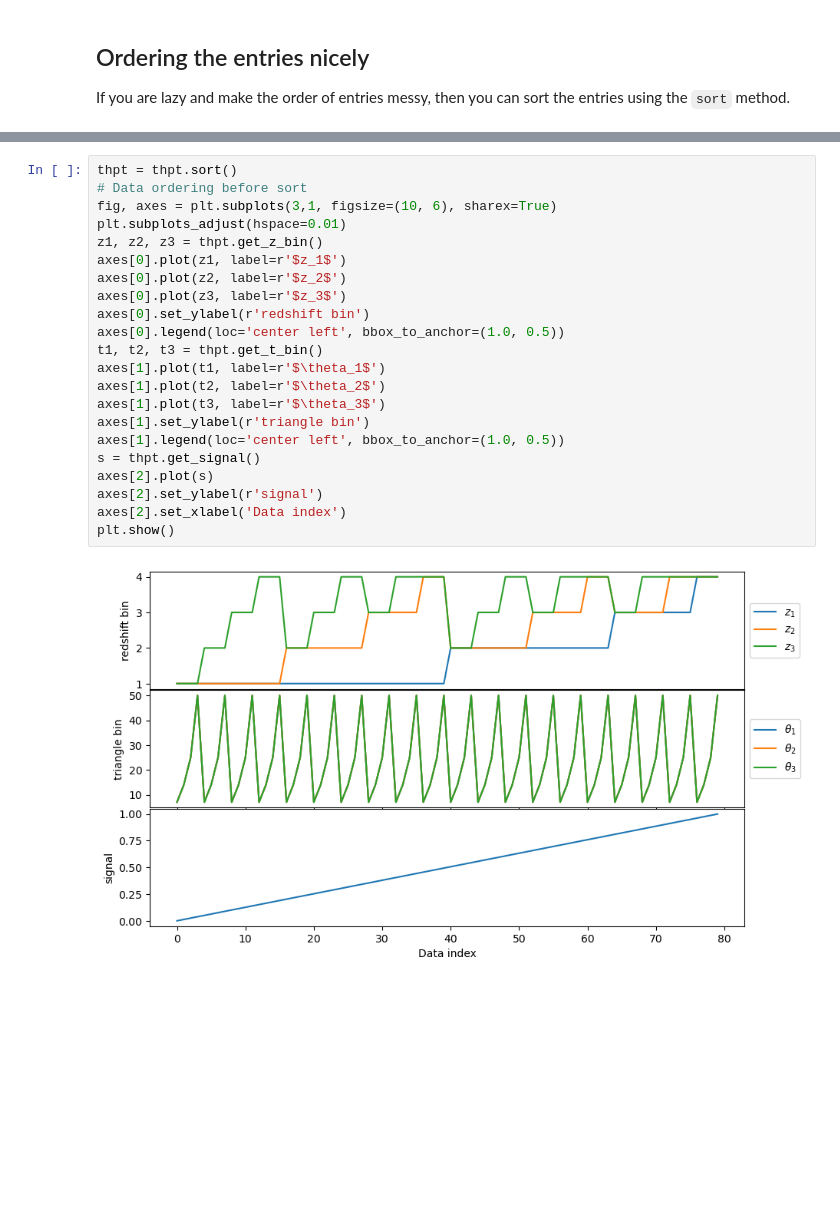
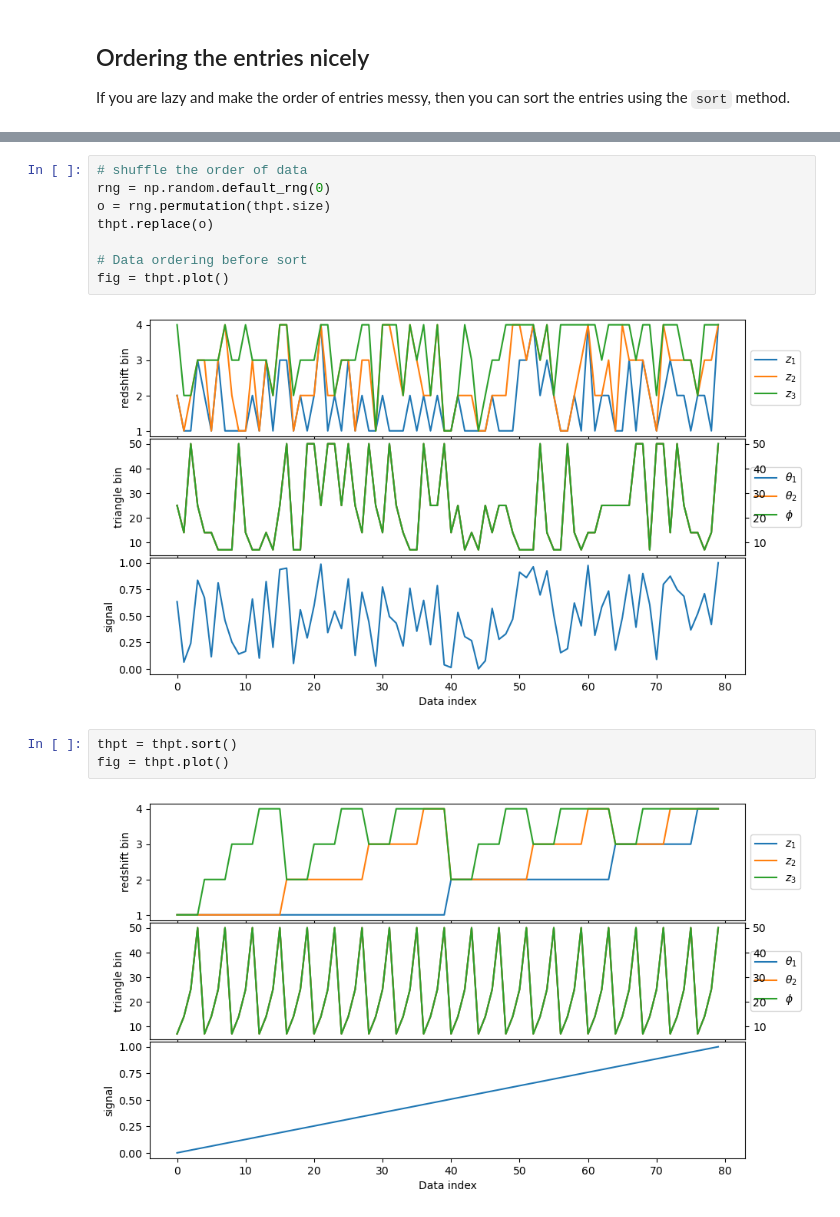
Before and after one commit to rchgomes/3pcf_integrator, a Jupyter notebook: plot notebooks/threepoint_data_class.ipynb, the cells around one changed output, grey strips where cells are left out. Saved outputs shown, nothing was run; the diff lists cells and outputs as text; blank space fills up the shorter version.

```diff
--- a/plot notebooks/threepoint_data_class.ipynb
+++ b/plot notebooks/threepoint_data_class.ipynb
@@ -150,24 +116,15 @@ plt.show()
-# %%
-thpt = thpt.sort()
-# Data ordering before sort
-fig, axes = plt.subplots(3,1, figsize=(10, 6), sharex=True)
-plt.subplots_adjust(hspace=0.01)
-z1, z2, z3 = thpt.get_z_bin()
-axes[0].plot(z1, label=r'$z_1$')
-axes[0].plot(z2, label=r'$z_2$')
-axes[0].plot(z3, label=r'$z_3$')
-axes[0].set_ylabel(r'redshift bin')
-axes[0].legend(loc='center left', bbox_to_anchor=(1.0, 0.5))
-t1, t2, t3 = thpt.get_t_bin()
-axes[1].plot(t1, label=r'$\theta_1$')
-axes[1].plot(t2, label=r'$\theta_2$')
-axes[1].plot(t3, label=r'$\theta_3$')
-axes[1].set_ylabel(r'triangle bin')
-axes[1].legend(loc='center left', bbox_to_anchor=(1.0, 0.5))
-s = thpt.get_signal()
-axes[2].plot(s)
-axes[2].set_ylabel(r'signal')
-axes[2].set_xlabel('Data index')
-plt.show()
-# %% [output]
-[figure, removed]
+# %%
+# shuffle the order of data
+rng = np.random.default_rng(0)
+o = rng.permutation(thpt.size)
+thpt.replace(o)
+
+# Data ordering before sort
+fig = thpt.plot()
+# %% [output]
+[figure, added]
+# %%
+thpt = thpt.sort()
+fig = thpt.plot()
+# %% [output]
+[figure, added]
```
Also changed, not shown: parts of 10 cells of this notebook, 1 other file.
